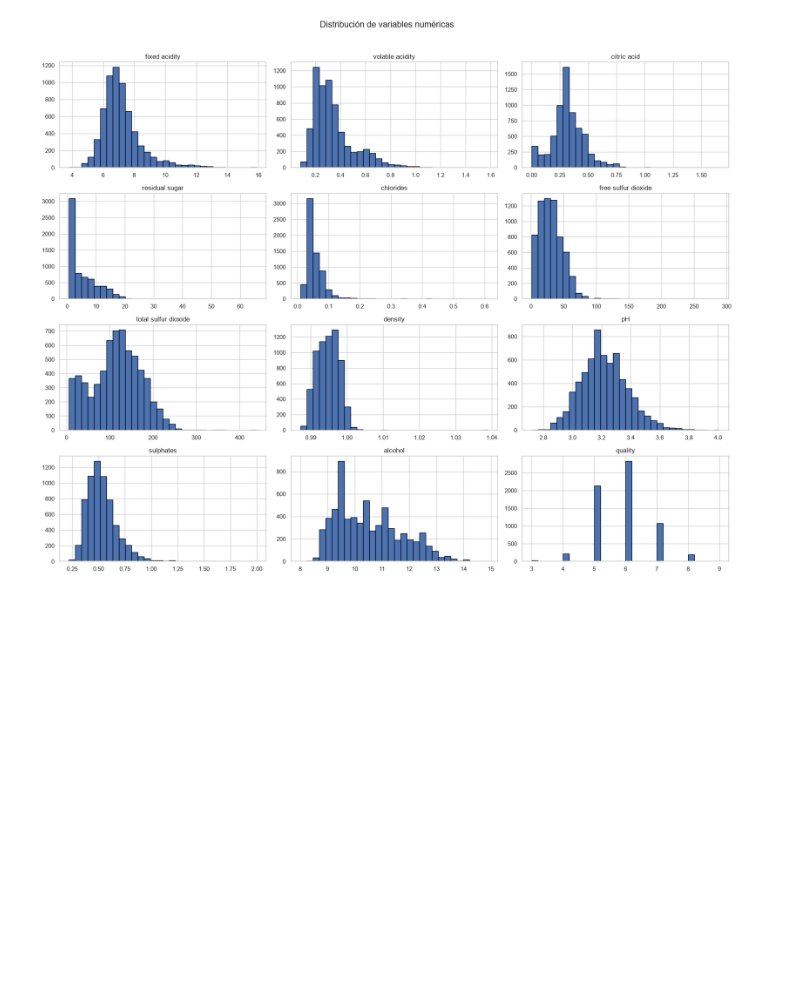
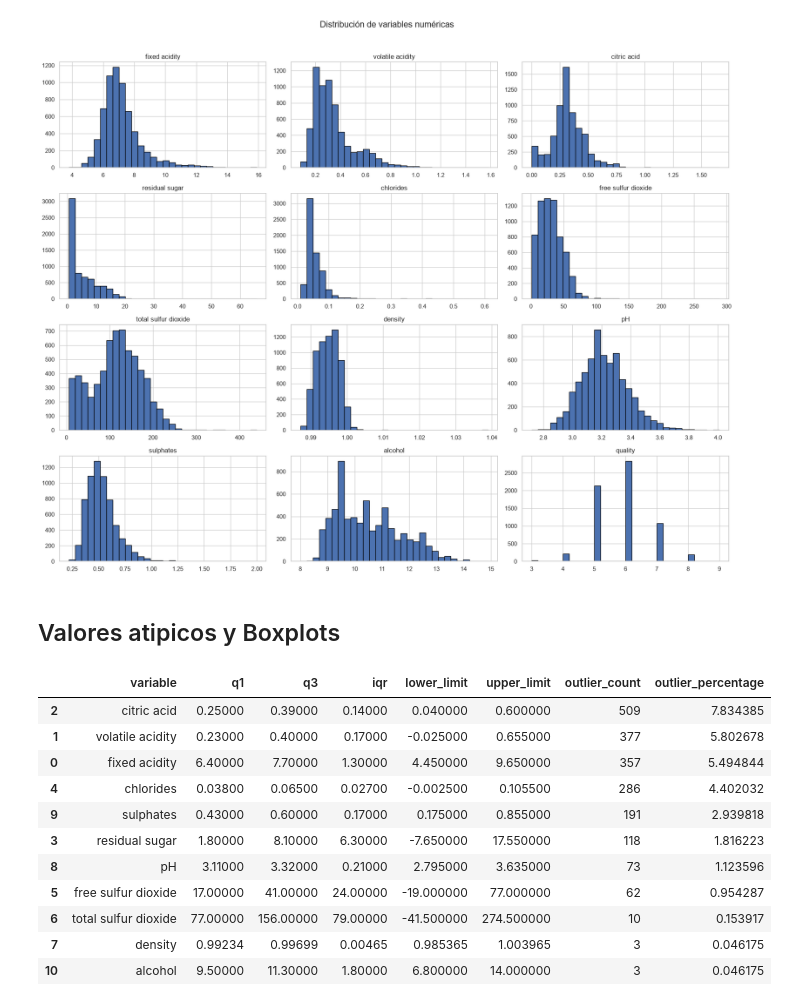
Before and after one commit to MauOrtizC/Proyecto-D-Sistema-de-Prediccion-de-Calidad-de-Vino, a Jupyter notebook: notebooks/01_EDA.ipynb, the cells around one changed output. Saved outputs shown, nothing was run; the diff lists cells and outputs as text; code cells hidden in the pictures; blank space fills up the shorter version.

```diff
--- a/notebooks/01_EDA.ipynb
+++ b/notebooks/01_EDA.ipynb
@@ -162,3 +162,21 @@ display(high_quality_distribution)
 eda.numerical_distributions()
 # %% [output]
 [figure]
+# %% [markdown]
+## Valores atipicos y Boxplots
+# %%
+outliers_report = eda.detect_outliers_iqr()
+display(outliers_report)
+# %% [output]
+|  | variable | q1 | q3 | iqr | lower_limit | upper_limit | outlier_count | outlier_percentage |
+| 2 | citric acid | 0.25000 | 0.39000 | 0.14000 | 0.040000 | 0.600000 | 509 | 7.834385 |
+| 1 | volatile acidity | 0.23000 | 0.40000 | 0.17000 | -0.025000 | 0.655000 | 377 | 5.802678 |
+| 0 | fixed acidity | 6.40000 | 7.70000 | 1.30000 | 4.450000 | 9.650000 | 357 | 5.494844 |
+| 4 | chlorides | 0.03800 | 0.06500 | 0.02700 | -0.002500 | 0.105500 | 286 | 4.402032 |
+| 9 | sulphates | 0.43000 | 0.60000 | 0.17000 | 0.175000 | 0.855000 | 191 | 2.939818 |
+| 3 | residual sugar | 1.80000 | 8.10000 | 6.30000 | -7.650000 | 17.550000 | 118 | 1.816223 |
+| 8 | pH | 3.11000 | 3.32000 | 0.21000 | 2.795000 | 3.635000 | 73 | 1.123596 |
+| 5 | free sulfur dioxide | 17.00000 | 41.00000 | 24.00000 | -19.000000 | 77.000000 | 62 | 0.954287 |
+| 6 | total sulfur dioxide | 77.00000 | 156.00000 | 79.00000 | -41.500000 | 274.500000 | 10 | 0.153917 |
+| 7 | density | 0.99234 | 0.99699 | 0.00465 | 0.985365 | 1.003965 | 3 | 0.046175 |
+| 10 | alcohol | 9.50000 | 11.30000 | 1.80000 | 6.800000 | 14.000000 | 3 | 0.046175 |
```
Also changed, not shown: parts of 10 cells of this notebook, 4 other files.
